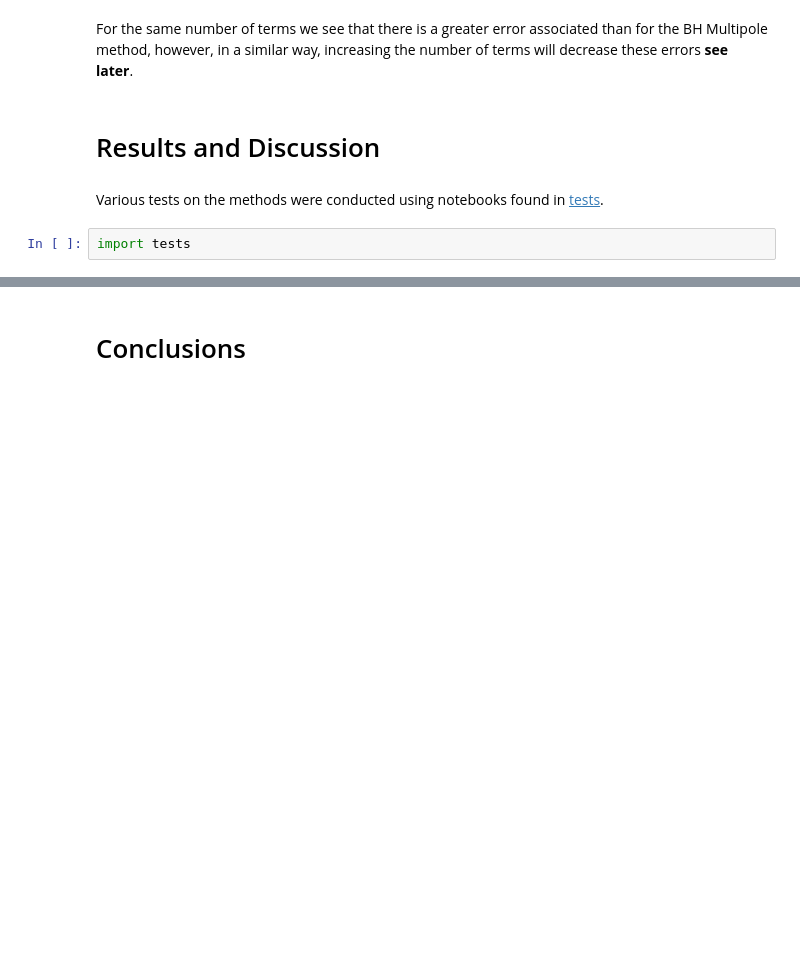
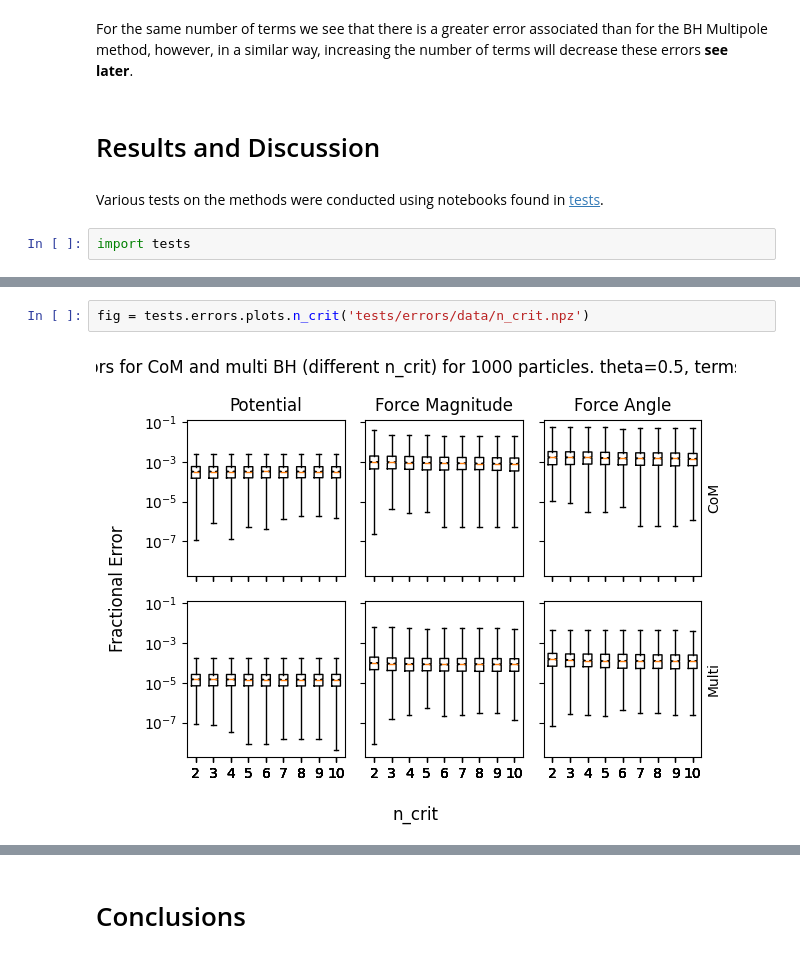
Before and after one commit to Part-II-Computational-Physics/hierarchical-methods-lb880, a Jupyter notebook: Report.ipynb, the cells around one changed output, grey strips where cells are left out. Drawn from its saved outputs; the diff is of its cells as text; blank space fills up the shorter version.

```diff
--- a/Report.ipynb
+++ b/Report.ipynb
@@ -325,0 +347,4 @@ fig = tests.errors.plots.general('tests/errors/data/general.npz')
+# %%
+fig = tests.errors.plots.n_crit('tests/errors/data/n_crit.npz')
+# %% [output]
+[figure, added]
```
Also changed, not shown: parts of 32 cells of this notebook, 16 other files.
